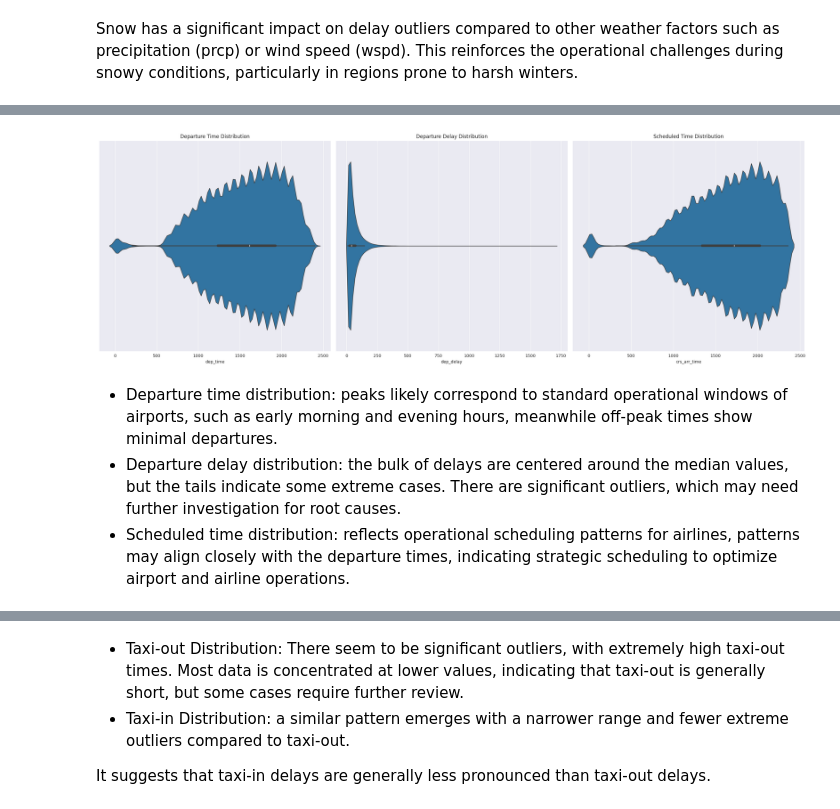
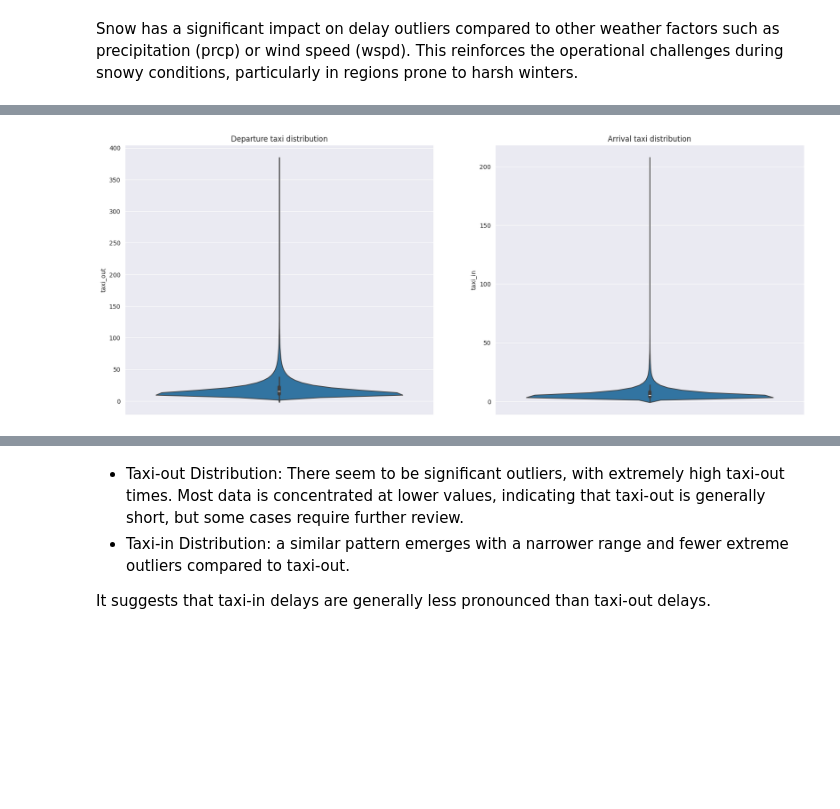
Before and after one commit to denisa0727/TFM-flight-delay-prediction, a Jupyter notebook: exploratory_data_analysis.ipynb, the cells around one changed output, grey strips where cells are left out. Saved outputs shown, nothing was run; the diff lists cells and outputs as text; code cells hidden in the pictures; blank space fills up the shorter version.

```diff
--- a/exploratory_data_analysis.ipynb
+++ b/exploratory_data_analysis.ipynb
@@ -161,10 +170,3 @@ Duplicate rows: 2
 # %%
 # remove duplicates
 flight_delay.drop_duplicates(inplace=True)
-# %%
-# overview of categorical variables
-categorical_cols = flight_delay.select_dtypes(include=['object']).columns
-print("\nCategorical variables (unique values):")
-for col in categorical_cols:
-    unique_values = flight_delay[col].nunique()
-    print(f"{col}: {unique_values} unique values")
@@ -230,3 +217,9 @@ flight_delay.head()
 | 3 | 2019 | 1 | 3 | 4 | 1452 | 1640 | 1625 | WN | ... |
 | 4 | 2019 | 1 | 3 | 4 | 1323 | 1526 | 1510 | WN | ... |
 5 rows × 28 columns
+# %%
+# impute missing values
+numerical_cols_to_impute = ['distance', 'tavg', 'tmin', 'tmax', 'prcp', 'snow', 'wdir', 'wspd', 'pres']
+for col in numerical_cols_to_impute:
+    if col in flight_delay.columns:
+        flight_delay[col].fillna(flight_delay[col].median(), inplace=True)
@@ -561,17 +675,10 @@ Snow has a significant impact on delay outliers compared to other weather factor
 # %%
-sns.set_style('darkgrid')
-f,ax=plt.subplots(1,3,figsize=(24,8))
-sns.violinplot(data=flight_delay, x='dep_time', ax=ax[0])
-ax[0].set_title('Departure Time Distribution')
-sns.violinplot(data=flight_delay, x='dep_delay', ax=ax[1])
-ax[1].set_title('Departure Delay Distribution')
-sns.violinplot(data=flight_delay, x='crs_arr_time', ax=ax[2])
-ax[2].set_title('Scheduled Time Distribution')
-plt.tight_layout()
+f,ax=plt.subplots(1,2,figsize=(20,8))
+sns.violinplot(data=flight_delay, y='taxi_out', orient='v', ax=ax[0])
+ax[0].set_title('Departure taxi distribution')
+sns.violinplot(data=flight_delay, y='taxi_in', orient='v', ax=ax[1])
+ax[1].set_title('Arrival taxi distribution')
+plt.close(2)
 plt.show()
 # %% [output]
-[figure, old version]
+[figure, new version]
-# %% [markdown]
-- Departure time distribution: peaks likely correspond to standard operational windows of airports, such as early morning and evening hours, meanwhile off-peak times show minimal departures.
-- Departure delay distribution: the bulk of delays are centered around the median values, but the tails indicate some extreme cases. There are significant outliers, which may need further investigation for root causes.
-- Scheduled time distribution: reflects operational scheduling patterns for airlines, patterns may align closely with the departure times, indicating strategic scheduling to optimize airport and airline operations.
```
Also changed, not shown: parts of 72 cells of this notebook.
